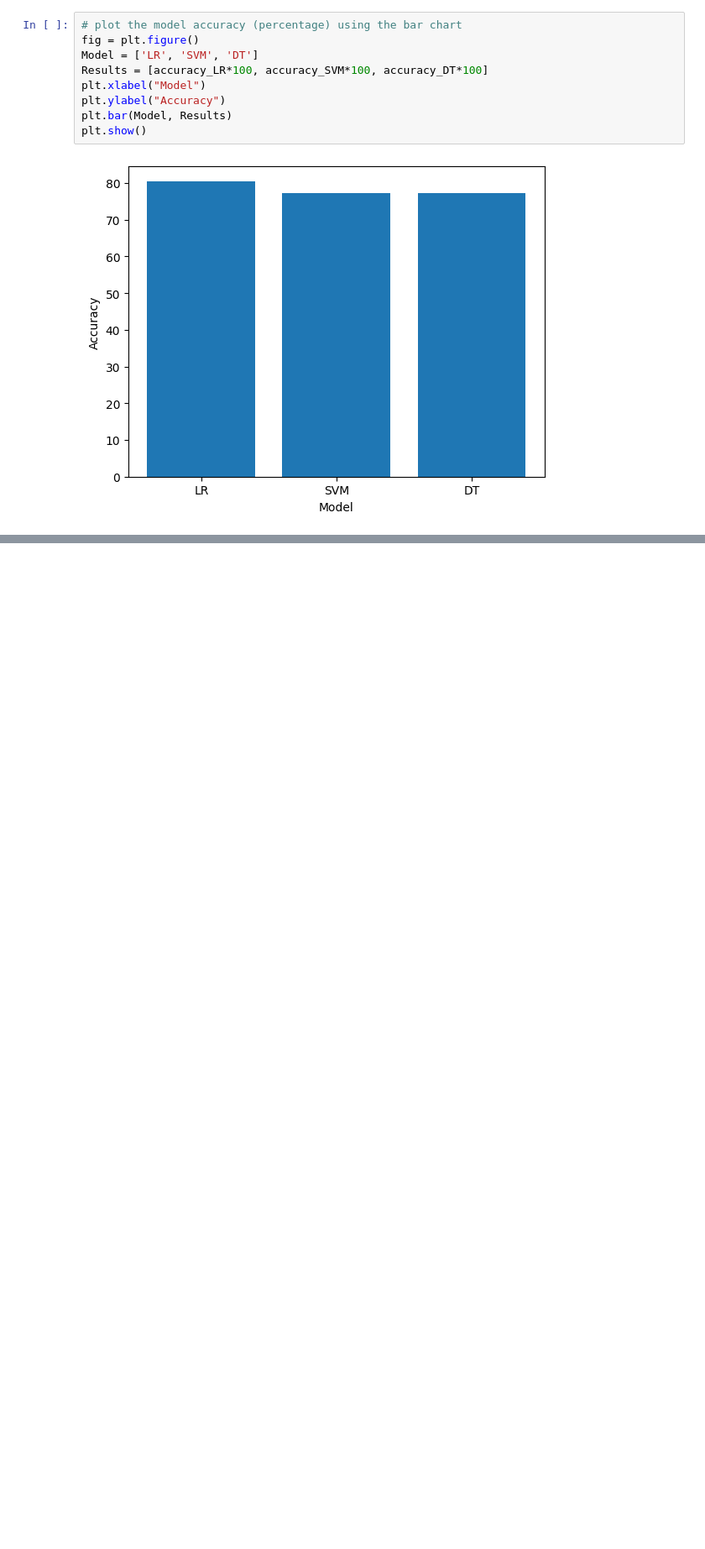
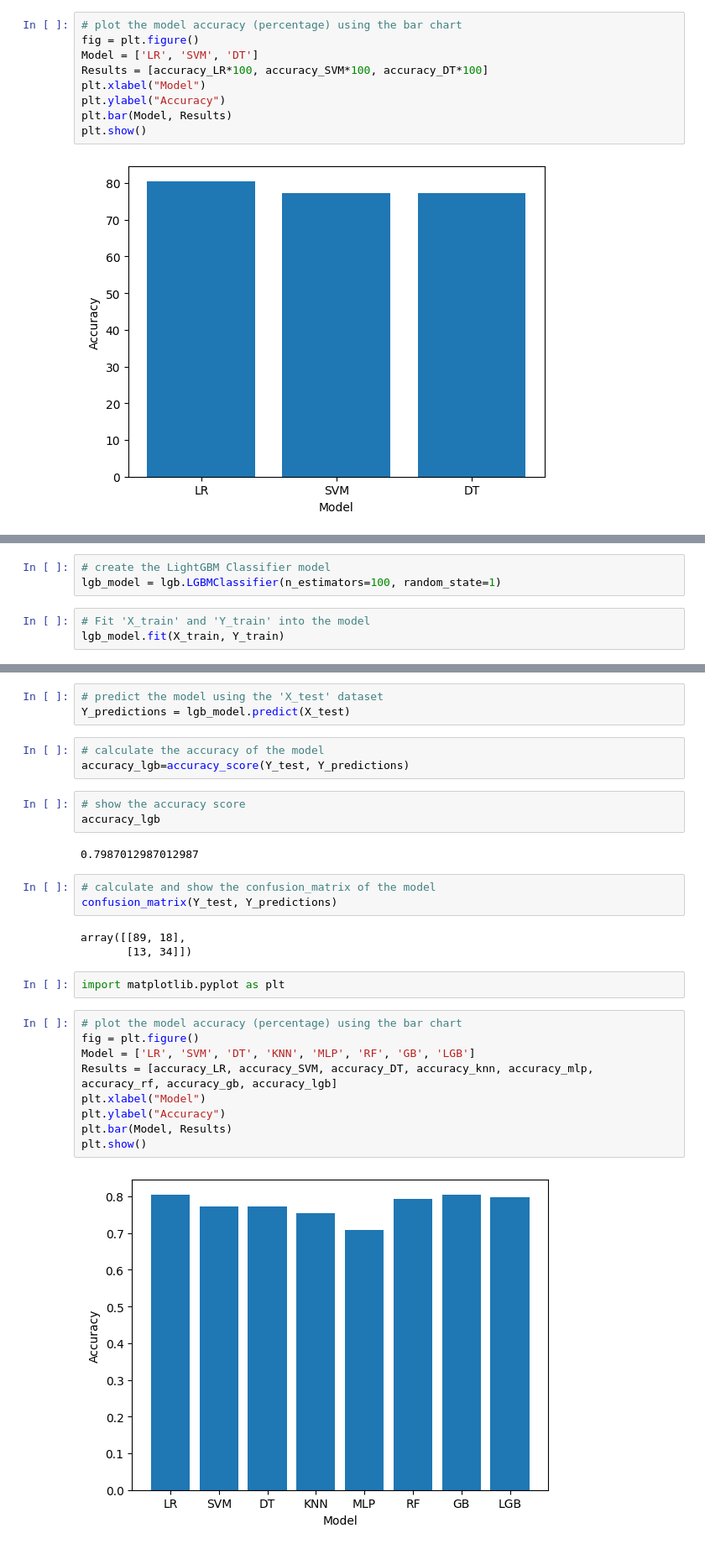
Before and after one commit to waliulrayhan/Data-Mining-and-Data-Warehousing-Lab, a Jupyter notebook: LR_SVM_DT_KNN_MLP_RF_GB_LGB/Classification_diabetes.ipynb, the cells around one changed output, grey strips where cells are left out. Shown: that part at 84% size. Saved outputs shown, nothing was run; the diff lists cells and outputs as text; blank space fills up the shorter version.

```diff
--- a/Classification_diabetes_LR_SVM_DT/Classification_diabetes.ipynb
+++ b/LR_SVM_DT_KNN_MLP_RF_GB_LGB/Classification_diabetes.ipynb
@@ -567,0 +683,6 @@ plt.show()
+# %%
+# create the LightGBM Classifier model
+lgb_model = lgb.LGBMClassifier(n_estimators=100, random_state=1)
+# %%
+# Fit 'X_train' and 'Y_train' into the model
+lgb_model.fit(X_train, Y_train)
@@ -567,0 +708,30 @@ plt.show()
+# %%
+# predict the model using the 'X_test' dataset
+Y_predictions = lgb_model.predict(X_test)
+# %%
+# calculate the accuracy of the model
+accuracy_lgb=accuracy_score(Y_test, Y_predictions)
+# %%
+# show the accuracy score
+accuracy_lgb
+# %% [output]
+0.7987012987012987
+# %%
+# calculate and show the confusion_matrix of the model
+confusion_matrix(Y_test, Y_predictions)
+# %% [output]
+array([[89, 18],
+       [13, 34]])
+# %%
+import matplotlib.pyplot as plt
+# %%
+# plot the model accuracy (percentage) using the bar chart
+fig = plt.figure()
+Model = ['LR', 'SVM', 'DT', 'KNN', 'MLP', 'RF', 'GB', 'LGB']
+Results = [accuracy_LR, accuracy_SVM, accuracy_DT, accuracy_knn, accuracy_mlp, accuracy_rf, accuracy_gb, accuracy_lgb]
+plt.xlabel("Model")
+plt.ylabel("Accuracy")
+plt.bar(Model, Results)
+plt.show()
+# %% [output]
+[figure, added]
```
Also changed, not shown: parts of 30 cells of this notebook, 1 other file.
